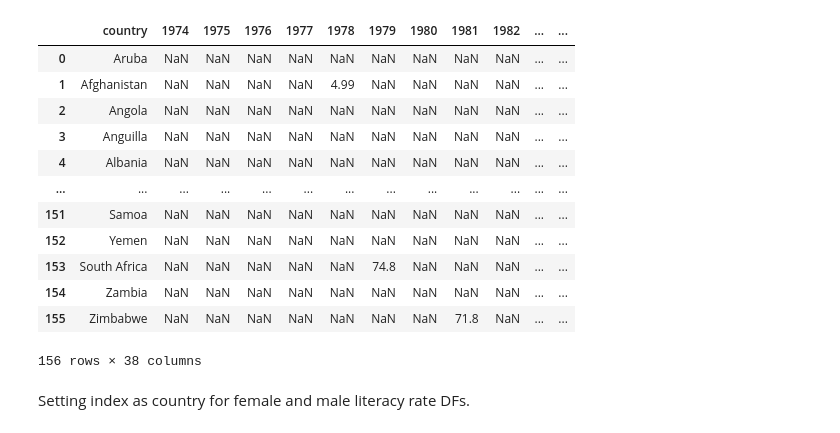
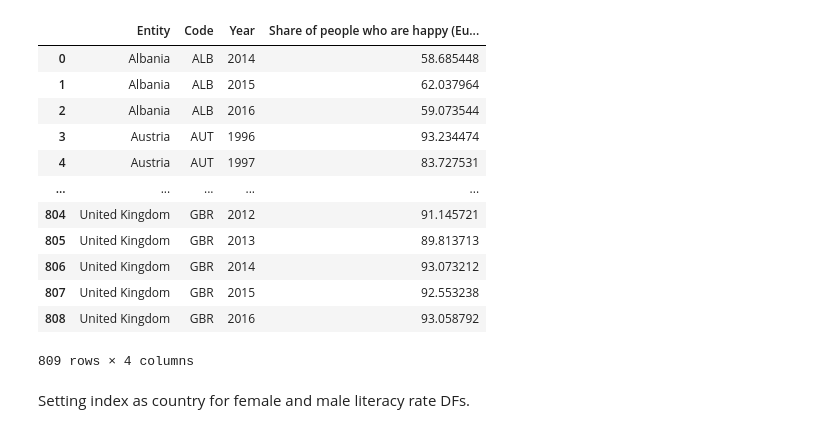
Before and after one commit to saathvikpd/DS3-GlobalHealth, a Jupyter notebook: GlobalLiteracy.ipynb, the cells around one changed output. Drawn from its saved outputs; the diff is of its cells as text; code cells hidden in the pictures.

```diff
--- a/GlobalLiteracy.ipynb
+++ b/GlobalLiteracy.ipynb
@@ -125,22 +70,22 @@ female_pop_df = pd.read_csv("share-population-female.csv")
 
 # Satisfaction rate by country over time
 sat_df = pd.read_csv("satisfaction.csv")
-# %%
-female_ed_df
-# %% [output]
-|  | country | 1974 | 1975 | 1976 | 1977 | 1978 | 1979 | 1980 | 1981 | 1982 | ... | ... |
-| 0 | Aruba | NaN | NaN | NaN | NaN | NaN | NaN | NaN | NaN | NaN | ... | ... |
-| 1 | Afghanistan | NaN | NaN | NaN | NaN | 4.99 | NaN | NaN | NaN | NaN | ... | ... |
-| 2 | Angola | NaN | NaN | NaN | NaN | NaN | NaN | NaN | NaN | NaN | ... | ... |
-| 3 | Anguilla | NaN | NaN | NaN | NaN | NaN | NaN | NaN | NaN | NaN | ... | ... |
-| 4 | Albania | NaN | NaN | NaN | NaN | NaN | NaN | NaN | NaN | NaN | ... | ... |
-| ... | ... | ... | ... | ... | ... | ... | ... | ... | ... | ... | ... | ... |
-| 151 | Samoa | NaN | NaN | NaN | NaN | NaN | NaN | NaN | NaN | NaN | ... | ... |
-| 152 | Yemen | NaN | NaN | NaN | NaN | NaN | NaN | NaN | NaN | NaN | ... | ... |
-| 153 | South Africa | NaN | NaN | NaN | NaN | NaN | 74.8 | NaN | NaN | NaN | ... | ... |
-| 154 | Zambia | NaN | NaN | NaN | NaN | NaN | NaN | NaN | NaN | NaN | ... | ... |
-| 155 | Zimbabwe | NaN | NaN | NaN | NaN | NaN | NaN | NaN | 71.8 | NaN | ... | ... |
-156 rows × 38 columns
+# %%
+sat_df
+# %% [output]
+|  | Entity | Code | Year | Share of people who are happy (Eu... |
+| 0 | Albania | ALB | 2014 | 58.685448 |
+| 1 | Albania | ALB | 2015 | 62.037964 |
+| 2 | Albania | ALB | 2016 | 59.073544 |
+| 3 | Austria | AUT | 1996 | 93.234474 |
+| 4 | Austria | AUT | 1997 | 83.727531 |
+| ... | ... | ... | ... | ... |
+| 804 | United Kingdom | GBR | 2012 | 91.145721 |
+| 805 | United Kingdom | GBR | 2013 | 89.813713 |
+| 806 | United Kingdom | GBR | 2014 | 93.073212 |
+| 807 | United Kingdom | GBR | 2015 | 92.553238 |
+| 808 | United Kingdom | GBR | 2016 | 93.058792 |
+809 rows × 4 columns
 # %% [markdown]
 Setting index as country for female and male literacy rate DFs.
 # %%
```
Also changed, not shown: parts of 13 cells of this notebook, 1 other file.
